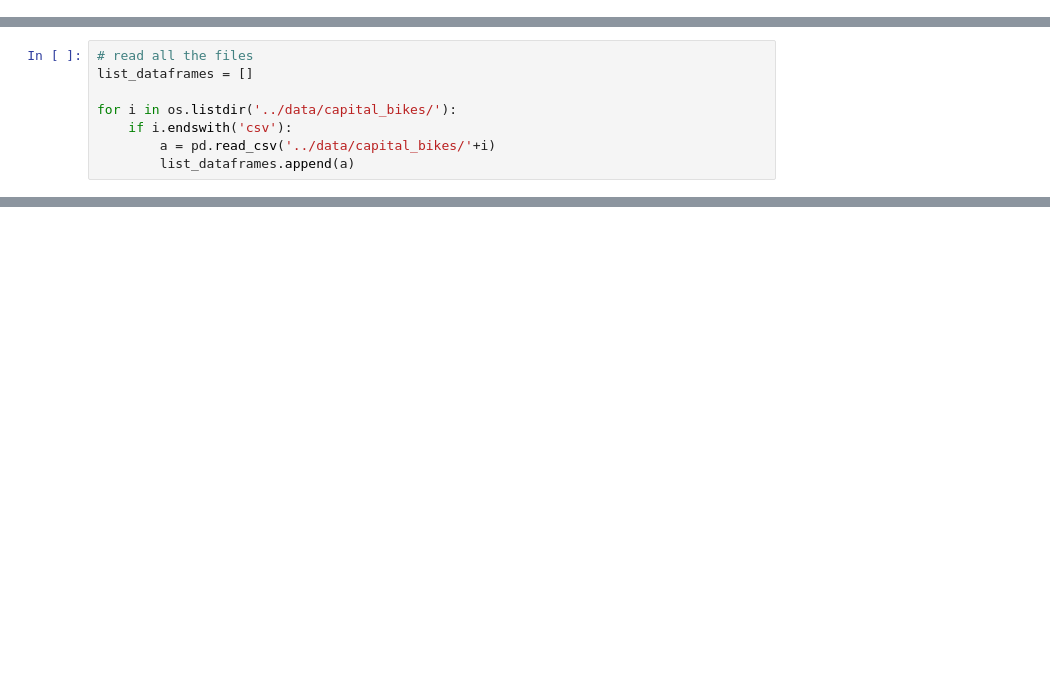
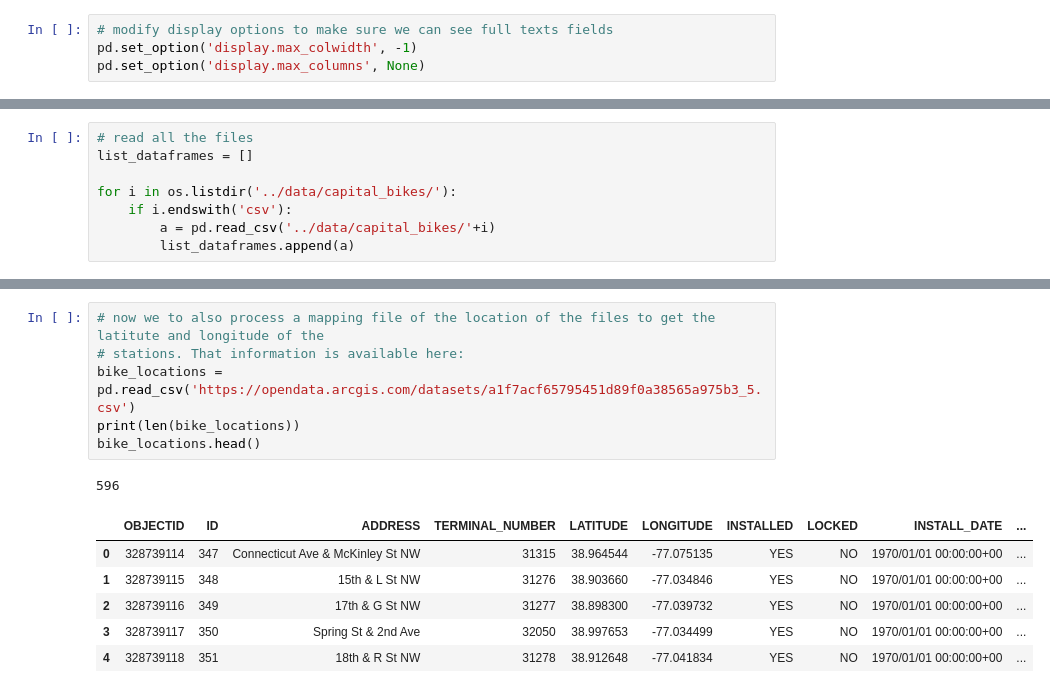
Before and after one commit to jlealtru/website_tutorials, a Jupyter notebook: notebooks/ processing_capital_bikeshare_data.ipynb, the cells around one changed output, grey strips where cells are left out. Cells and saved outputs as stored; diff of their text form; blank space fills up the shorter version.

Commit message:
adding new version of processing bike share data and preliminary node2vec model

```diff
--- a/notebooks/ processing_capital_bikeshare_data.ipynb
+++ b/notebooks/ processing_capital_bikeshare_data.ipynb
@@ -9,2 +7,6 @@ pd.set_option('display.max_colwidth', -1)
+# %%
+# modify display options to make sure we can see full texts fields
+pd.set_option('display.max_colwidth', -1)
+pd.set_option('display.max_columns', None)
 # %%
 # unzip all the files in the folder, but first check if the zip files are there
@@ -247,0 +156,14 @@ test.head()
+# %%
+# now we to also process a mapping file of the location of the files to get the latitute and longitude of the
+# stations. That information is available here:
+bike_locations = pd.read_csv('https://opendata.arcgis.com/datasets/a1f7acf65795451d89f0a38565a975b3_5.csv')
+print(len(bike_locations))
+bike_locations.head()
+# %% [output]
+596
+|  | OBJECTID | ID | ADDRESS | TERMINAL_NUMBER | LATITUDE | LONGITUDE | INSTALLED | LOCKED | INSTALL_DATE | ... |
+| 0 | 328739114 | 347 | Connecticut Ave & McKinley St NW | 31315 | 38.964544 | -77.075135 | YES | NO | 1970/01/01 00:00:00+00 | ... |
+| 1 | 328739115 | 348 | 15th & L St NW | 31276 | 38.903660 | -77.034846 | YES | NO | 1970/01/01 00:00:00+00 | ... |
+| 2 | 328739116 | 349 | 17th & G St NW | 31277 | 38.898300 | -77.039732 | YES | NO | 1970/01/01 00:00:00+00 | ... |
+| 3 | 328739117 | 350 | Spring St & 2nd Ave | 32050 | 38.997653 | -77.034499 | YES | NO | 1970/01/01 00:00:00+00 | ... |
+| 4 | 328739118 | 351 | 18th & R St NW | 31278 | 38.912648 | -77.041834 | YES | NO | 1970/01/01 00:00:00+00 | ... |
```
Also changed, not shown: parts of 50 cells of this notebook, 1 other file.
